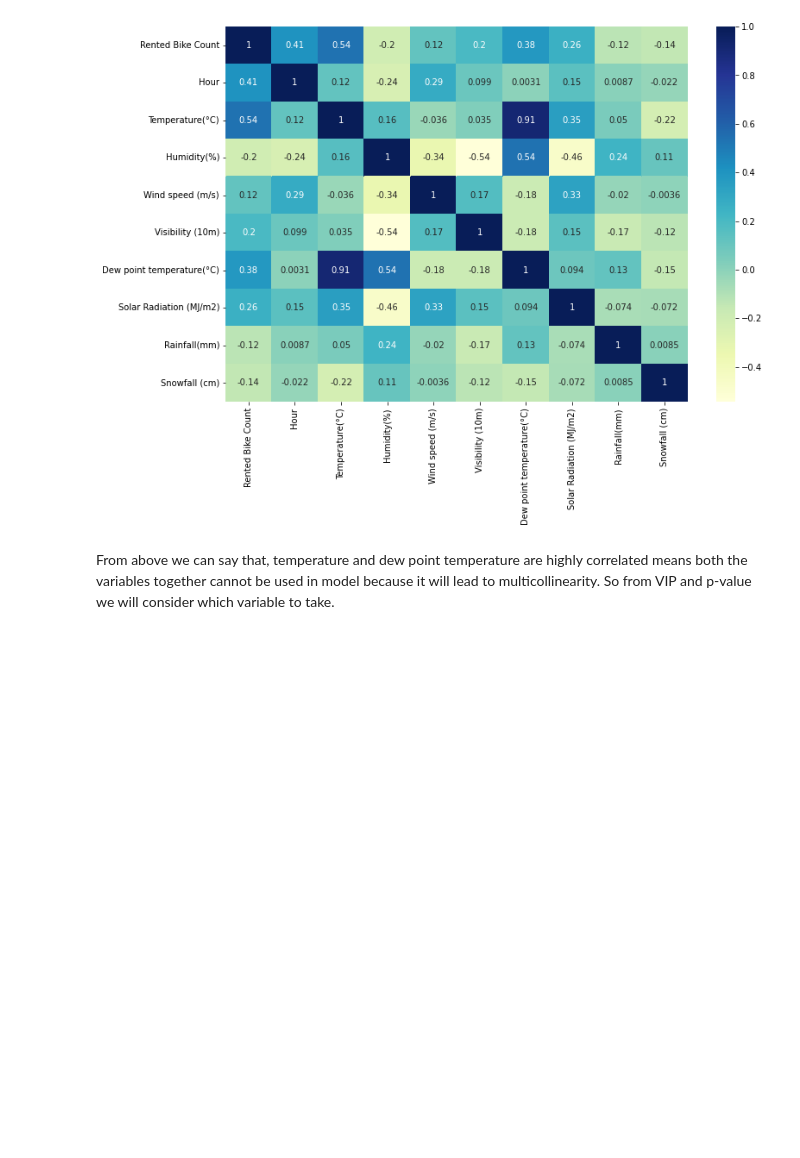
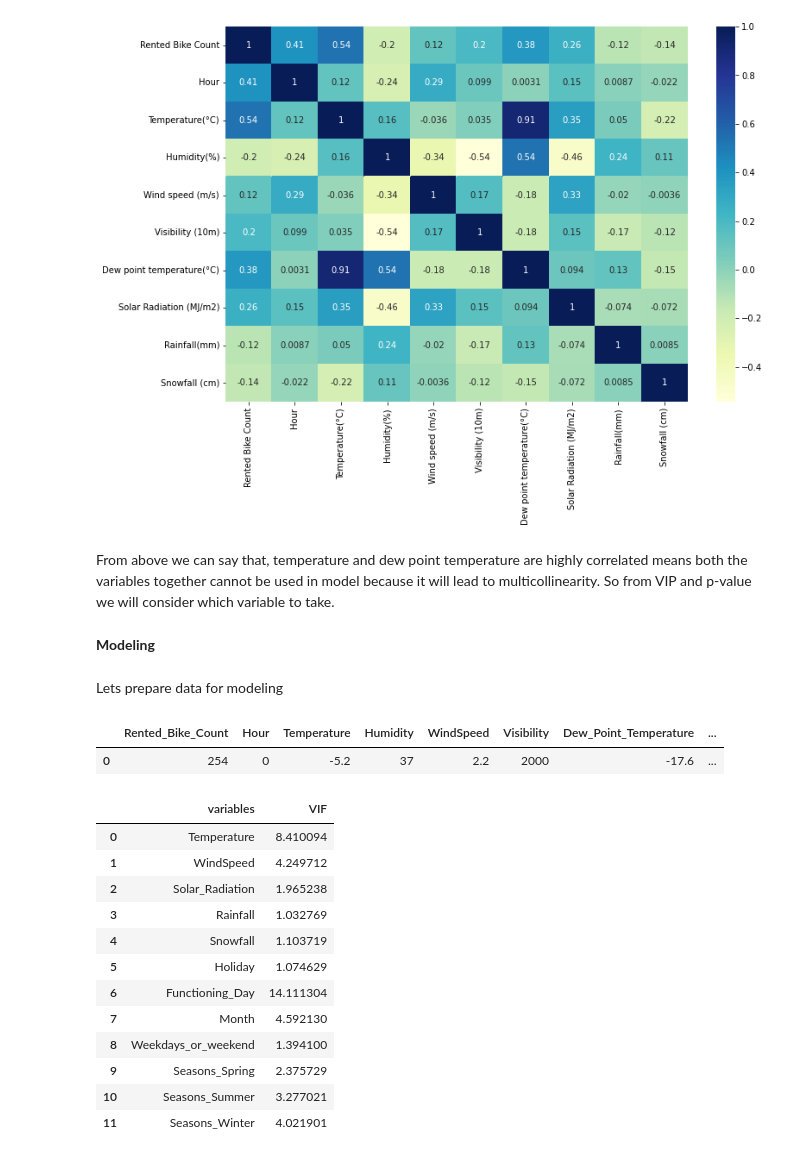
Before and after one commit to Anupa-123/Bike-sharing-demand-prediction, a Jupyter notebook: Bike_Sharing_Demand_Prediction_Capstone_Project.ipynb, the cells around one changed output. Drawn from its saved outputs; the diff is of its cells as text; code cells hidden in the pictures; blank space fills up the shorter version.

```diff
--- a/Bike_Sharing_Demand_Prediction_Capstone_Project.ipynb
+++ b/Bike_Sharing_Demand_Prediction_Capstone_Project.ipynb
@@ -567,3 +587,43 @@ plt.show()
 [figure]
 # %% [markdown]
 From above we can say that, temperature and dew point temperature are highly correlated means both the variables together cannot be used in model because it will lead to multicollinearity. So from VIP and p-value we will consider which variable to take.
+# %% [markdown]
+**Modeling**
+# %% [markdown]
+Lets prepare data for modeling
+# %%
+df.head(1)
+# %% [output]
+|  | Rented_Bike_Count | Hour | Temperature | Humidity | WindSpeed | Visibility | Dew_Point_Temperature | ... |
+| 0 | 254 | 0 | -5.2 | 37 | 2.2 | 2000 | -17.6 | ... |
+# %%
+# Since Temperature and Dew point temperature are corelated with each other. We will drop dew point temperature.
+df.drop('Dew_Point_Temperature',inplace=True,axis=1)
+# %%
+#Multicollinearity
+from statsmodels.stats.outliers_influence import variance_inflation_factor
+def Calculate_vif(X):
+
+    # Calculating VIF
+    vif = pd.DataFrame()
+    vif["variables"] = X.columns
+    vif["VIF"] = [variance_inflation_factor(X.values, i) for i in range(X.shape[1])]
+
+    return(vif)
+# %%
+# Calculating VIF
+Calculate_vif(df[[i for i in df.describe().columns if i not in ['Rented_Bike_Count']]])
+# %% [output]
+|  | variables | VIF |
+| 0 | Temperature | 8.410094 |
+| 1 | WindSpeed | 4.249712 |
+| 2 | Solar_Radiation | 1.965238 |
+| 3 | Rainfall | 1.032769 |
+| 4 | Snowfall | 1.103719 |
+| 5 | Holiday | 1.074629 |
+| 6 | Functioning_Day | 14.111304 |
+| 7 | Month | 4.592130 |
+| 8 | Weekdays_or_weekend | 1.394100 |
+| 9 | Seasons_Spring | 2.375729 |
+| 10 | Seasons_Summer | 3.277021 |
+| 11 | Seasons_Winter | 4.021901 |
```
Also changed, not shown: parts of 15 cells of this notebook.
